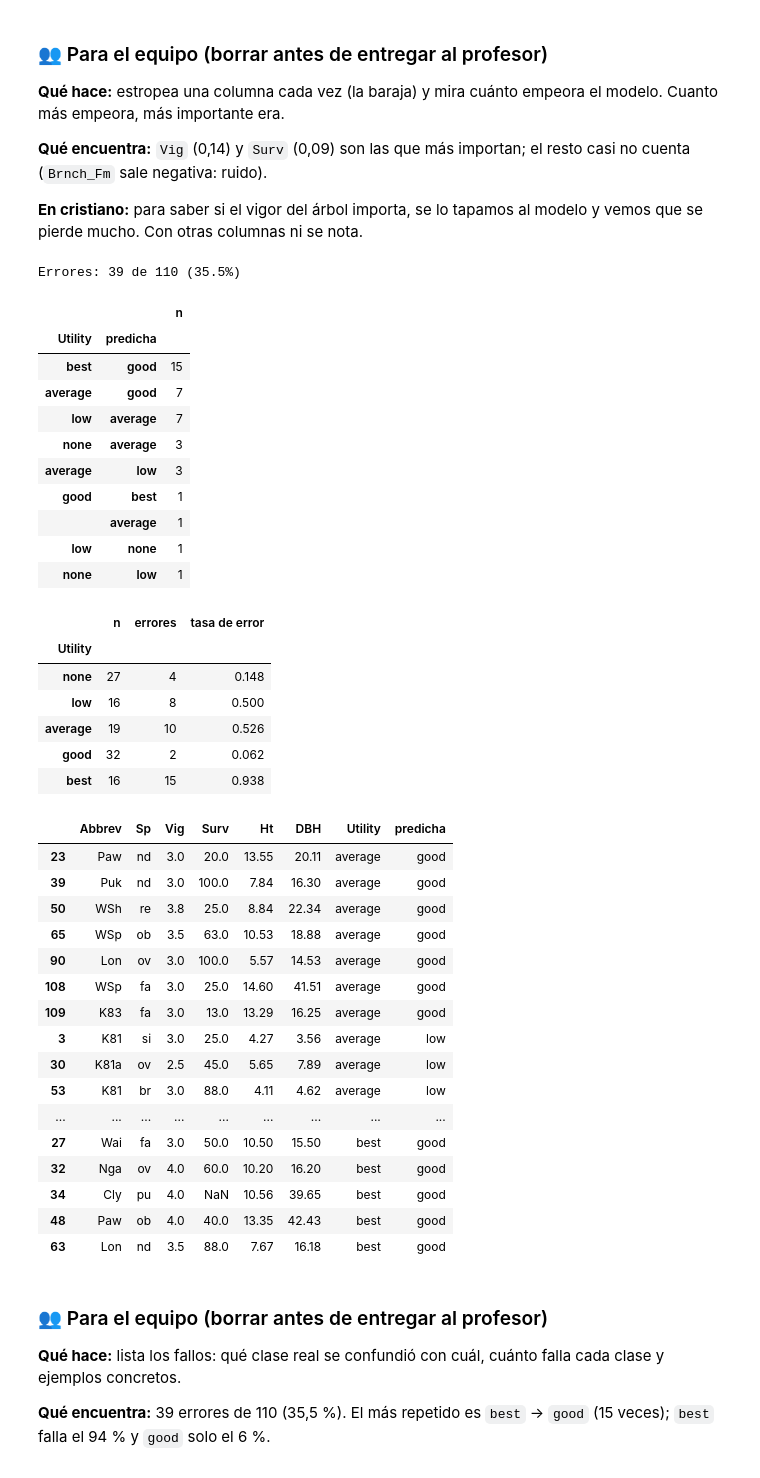
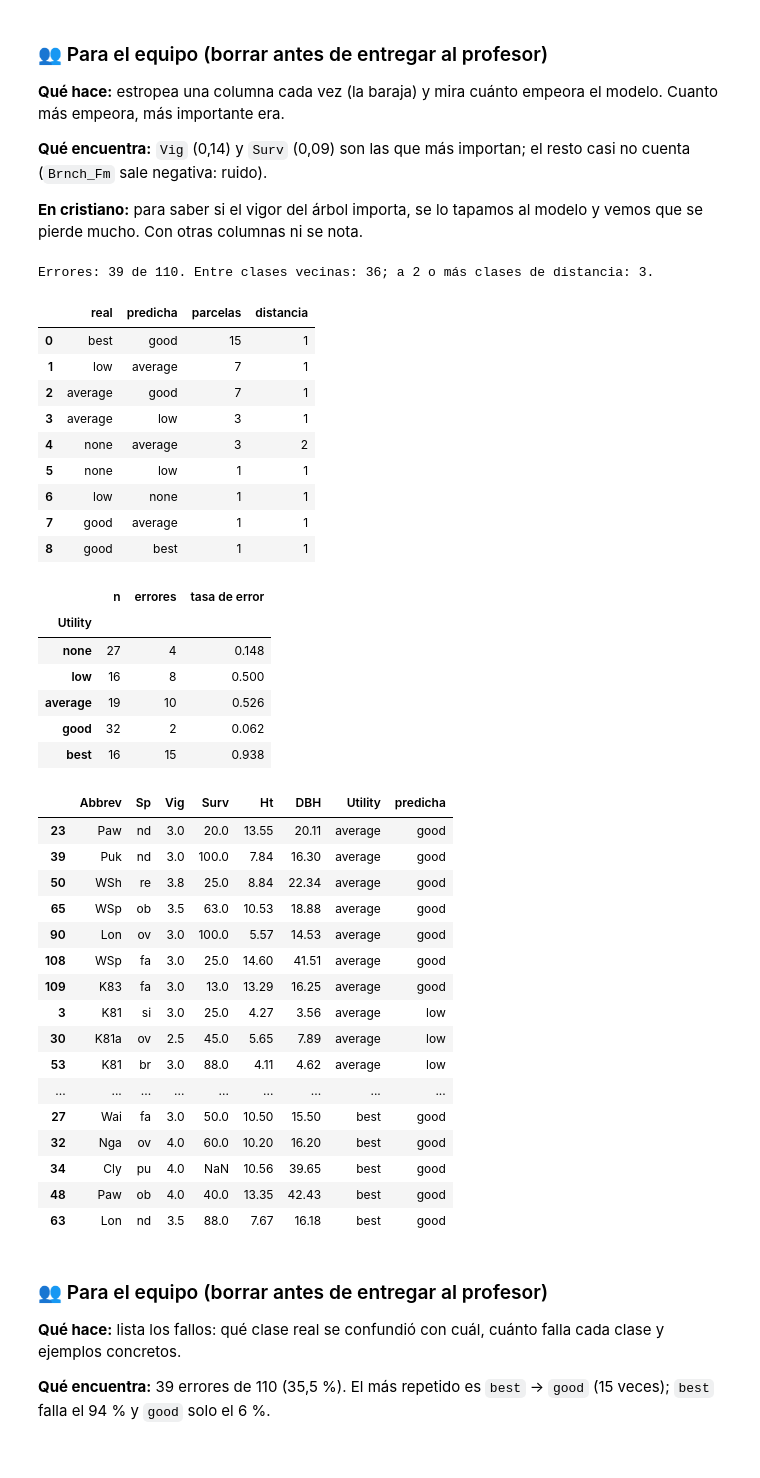
Before and after one commit to IA-P1-BCN/g3-Clasificacion-Multiclase, a Jupyter notebook: 05_knn.ipynb, the cells around one changed output. Drawn from its saved outputs; the diff is of its cells as text; code cells hidden in the pictures.

```diff
--- a/05_knn.ipynb
+++ b/05_knn.ipynb
@@ -130,8 +147,6 @@ El preprocesado de arriba deja fuera `Sp` y usa las demás variables. Antes de a
 
 Regla: solo se cambia el conjunto si la mejora supera la desviación entre folds; si no, se mantiene el más simple.
 # %%
-cv_comun = StratifiedKFold(n_splits=5, shuffle=True, random_state=SEMILLA)
-
 CONJUNTOS = {
     "actuales (elegido)": (NUMERICAS, CATEGORICAS),
     "con Sp": (NUMERICAS, CATEGORICAS + ["Sp"]),
@@ -148,7 +163,7 @@ for nombre, (numericas, categoricas) in CONJUNTOS.items():
             crear_pipeline(numericas, categoricas, n_neighbors=k, p=1),
             train[numericas + categoricas],
             y_train,
-            cv=cv_comun,
+            cv=cv_comun(),
             scoring="f1_macro",
             n_jobs=-1,
         )
@@ -332,16 +292,15 @@ F1 macro en StratifiedKFold: 0.571
 
 El acuerdo del grupo elige el modelo ganador entre los que tienen un gap menor de 5 puntos. Por eso no se queda sin más con el mejor F1 de la rejilla: se miran las combinaciones cuyo gap en CV es menor de 5 puntos y, de ellas, la de mayor F1 macro. Si ninguna cumple, se usa la de mayor F1 y se explica el gap.
 # %%
-cumplen = tabla_cv[tabla_cv["gap CV (puntos)"] < 5]
-print(f"Combinaciones con gap CV < 5 puntos: {len(cumplen)} de {len(tabla_cv)}")
+cumplen = tabla_cv[tabla_cv["gap CV (puntos)"] < GAP_MAXIMO]
+print(f"Combinaciones con gap CV < {GAP_MAXIMO} puntos: {len(cumplen)} de {len(tabla_cv)}")
 display(cumplen.sort_values("F1 macro validación (media)", ascending=False).head(5).round(3))
 
-candidatas = cumplen if not cumplen.empty else tabla_cv
-elegida = candidatas.sort_values("F1 macro validación (media)", ascending=False).iloc[0]
+mejor = busqueda.best_params_
 PARAMETROS = {
-    "n_neighbors": int(elegida["k"]),
-    "weights": elegida["pesos"],
-    "p": int(elegida["p"]),
+    "n_neighbors": int(mejor["knn__n_neighbors"]),
+    "weights": mejor["knn__weights"],
+    "p": int(mejor["knn__p"]),
 }
 print("Hiperparámetros elegidos:", PARAMETROS)
 # %% [output]
@@ -410,18 +347,9 @@ StratifiedGroupKFold: F1 macro = 0.492 ± 0.114
 El modelo se reentrena con todo train. Antes de medir se aplica la regla del ADR-0001: las parcelas sin ninguna medida se predicen como `none`. Se informan las métricas sobre **toda** la validación y, aparte, solo sobre las parcelas **con medidas**, porque la regla acierta las primeras por construcción y no conviene mezclar ambas cosas.
 # %%
 modelo = crear_pipeline(**PARAMETROS).fit(X_train, y_train)
+ev = evaluar_val(modelo, X_train, y_train, X_val, y_val, DUMMY)
 
-
-def predecir(X):
-    pred = pd.Series(modelo.predict(X), index=X.index, name="predicha")
-    sin_medidas = X[MEDIDAS].isna().all(axis=1)
-    pred.loc[sin_medidas] = "none"
-    return pred
-
-
-sin_medidas_val = X_val[MEDIDAS].isna().all(axis=1)
-con_medidas = ~sin_medidas_val
-pred_val = predecir(X_val)
+sin_medidas_val = sin_medidas(X_val)
 print(f"Parcelas sin medidas en validación (regla ADR-0001): {sin_medidas_val.sum()}")
 print("Clases de esas parcelas:", y_val[sin_medidas_val].value_counts().to_dict())
 # %% [output]
@@ -652,41 +484,36 @@ plt.show()
 
 **En cristiano:** para saber si el vigor del árbol importa, se lo tapamos al modelo y vemos que se pierde mucho. Con otras columnas ni se nota.
 # %%
+pred_val = ev["pred"]
 analisis = val.assign(predicha=pred_val)
 analisis["error"] = analisis["Utility"] != analisis["predicha"]
 errores = analisis[analisis["error"]]
 
-print(f"Errores: {len(errores)} de {len(analisis)} ({len(errores) / len(analisis):.1%})")
+display(errores_frecuentes(y_val, pred_val))
 
-display(
-    errores.groupby(["Utility", "predicha"]).size().sort_values(ascending=False)
-    .rename("n").to_frame()
-)
-
-por_clase = analisis.groupby("Utility", observed=True).agg(
+tasa_por_clase = analisis.groupby("Utility", observed=True).agg(
     n=("error", "size"), errores=("error", "sum")
 )
-por_clase["tasa de error"] = (por_clase["errores"] / por_clase["n"]).round(3)
-display(por_clase.reindex(ORDEN))
+tasa_por_clase["tasa de error"] = (tasa_por_clase["errores"] / tasa_por_clase["n"]).round(3)
+display(tasa_por_clase.reindex(CLASES))
 
 display(
     errores[["Abbrev", "Sp", "Vig", "Surv", "Ht", "DBH", "Utility", "predicha"]]
     .sort_values(["Utility", "predicha"])
     .head(20)
 )
 # %% [output]
-Errores: 39 de 110 (35.5%)
+Errores: 39 de 110. Entre clases vecinas: 36; a 2 o más clases de distancia: 3.
-|  |  | n |
-| Utility | predicha |  |
-| best | good | 15 |
-| average | good | 7 |
-| low | average | 7 |
-| none | average | 3 |
-| average | low | 3 |
-| good | best | 1 |
-|  | average | 1 |
-| low | none | 1 |
-| none | low | 1 |
+|  | real | predicha | parcelas | distancia |
+| 0 | best | good | 15 | 1 |
+| 1 | low | average | 7 | 1 |
+| 2 | average | good | 7 | 1 |
+| 3 | average | low | 3 | 1 |
+| 4 | none | average | 3 | 2 |
+| 5 | none | low | 1 | 1 |
+| 6 | low | none | 1 | 1 |
+| 7 | good | average | 1 | 1 |
+| 8 | good | best | 1 | 1 |
 |  | n | errores | tasa de error |
 | Utility |  |  |  |
 | none | 27 | 4 | 0.148 |
```
Also changed, not shown: parts of 20 cells of this notebook, 2 other files.
